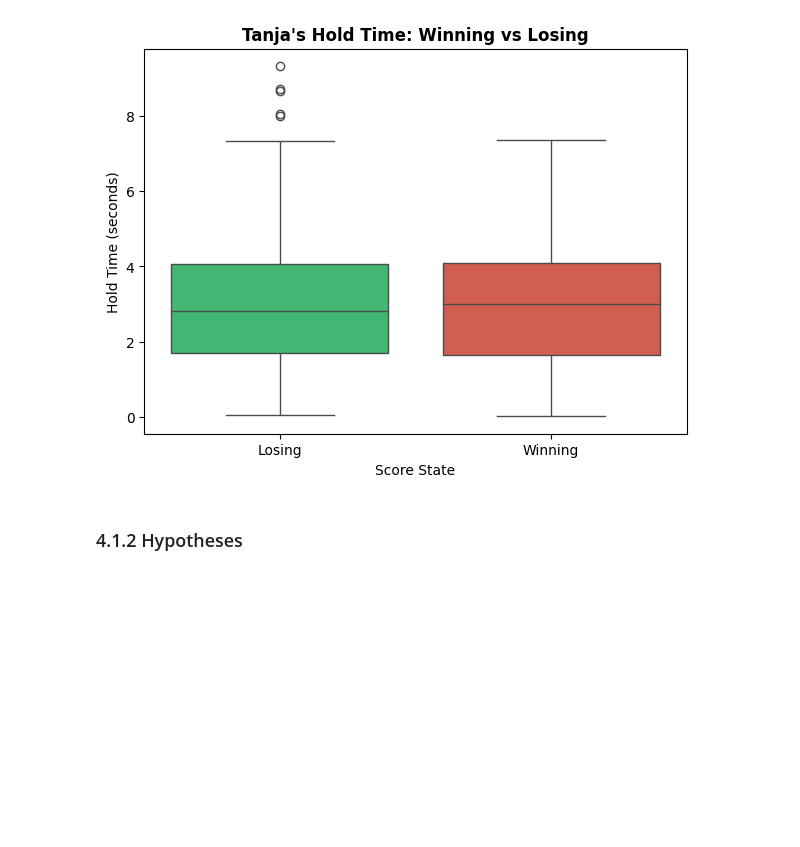
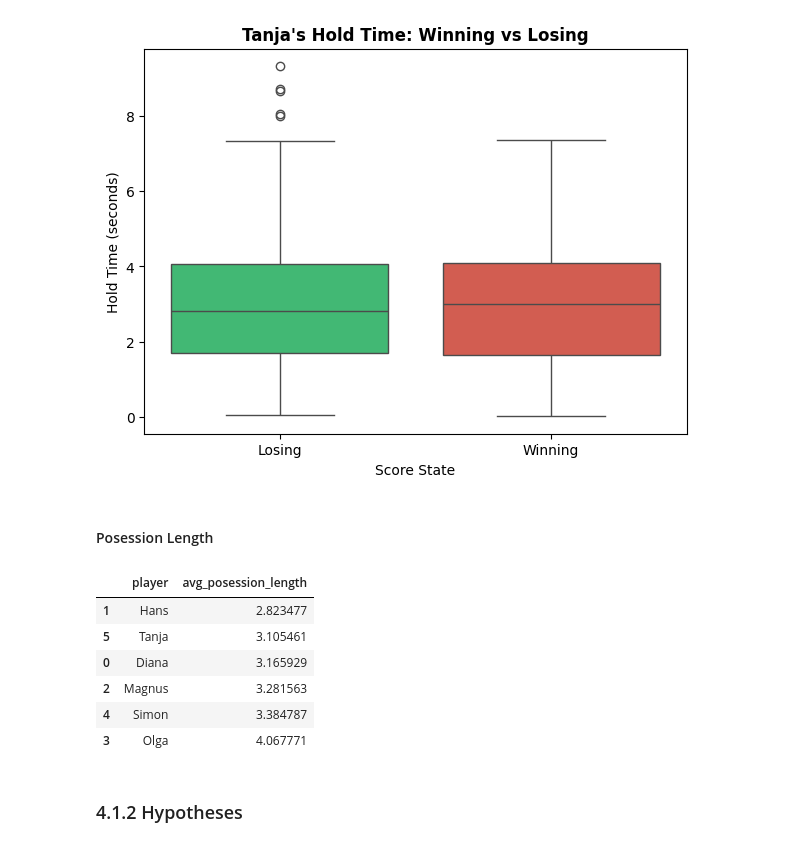
Before and after one commit to Rutvik-rn/Kicker-Strategy, a Jupyter notebook: results.ipynb, the cells around one changed output. Drawn from its saved outputs; the diff is of its cells as text; code cells hidden in the pictures; blank space fills up the shorter version.

```diff
--- a/results.ipynb
+++ b/results.ipynb
@@ -167,6 +171,19 @@ plt.xlabel("Score State")
 plt.show()
 # %% [output]
 [figure]
+# %% [markdown]
+#### Posession Length
+# %%
+player_posession_length = (shots.groupby("player")["possession_length"].mean().reset_index().rename(columns={"possession_length": "avg_posession_length"}))
+player_posession_length.sort_values(by="avg_posession_length", ascending=True)
+# %% [output]
+|  | player | avg_posession_length |
+| 1 | Hans | 2.823477 |
+| 5 | Tanja | 3.105461 |
+| 0 | Diana | 3.165929 |
+| 2 | Magnus | 3.281563 |
+| 4 | Simon | 3.384787 |
+| 3 | Olga | 4.067771 |
 # %% [markdown]
 ### 4.1.2 Hypotheses
 # %% [markdown]
```
Also changed, not shown: parts of 10 cells of this notebook.
